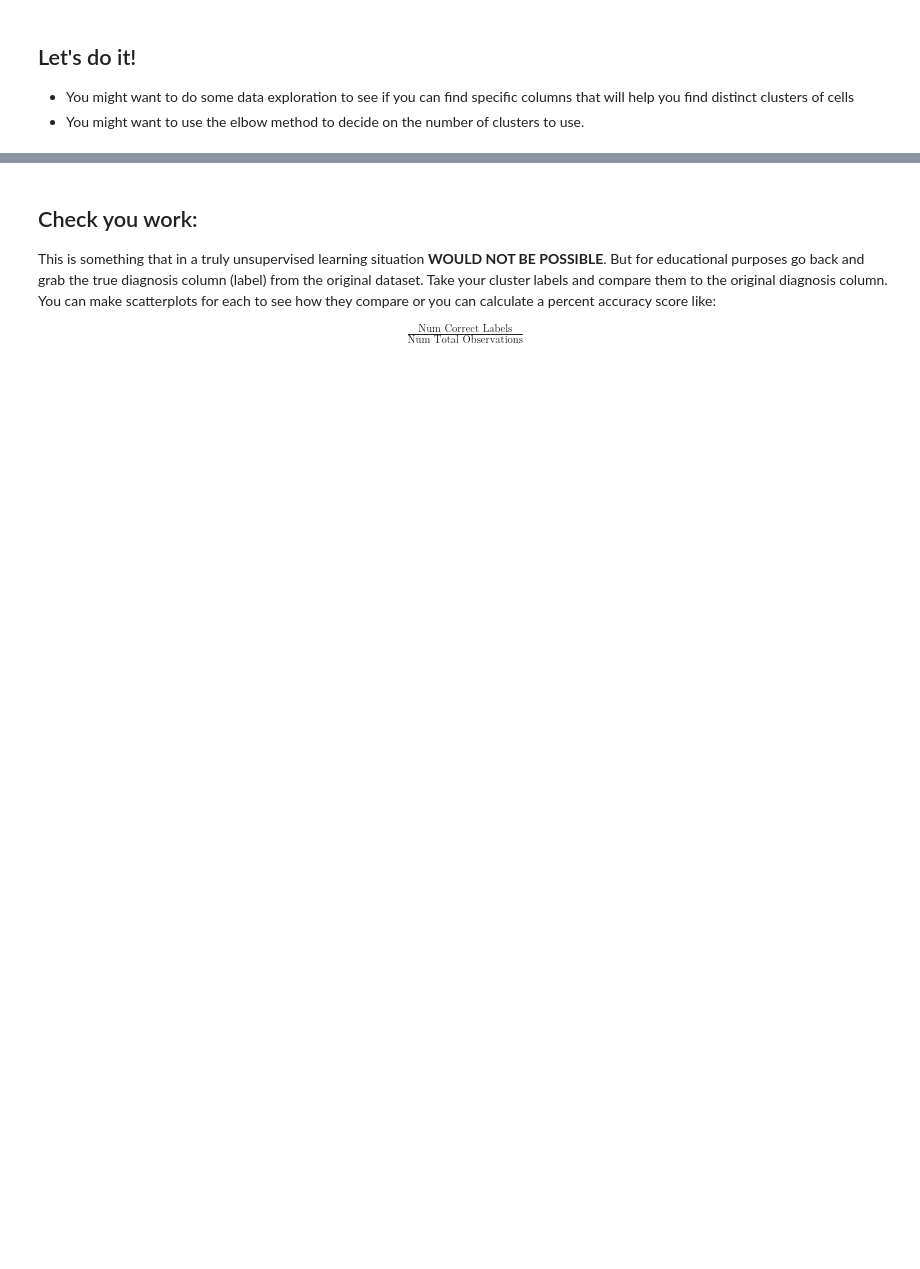
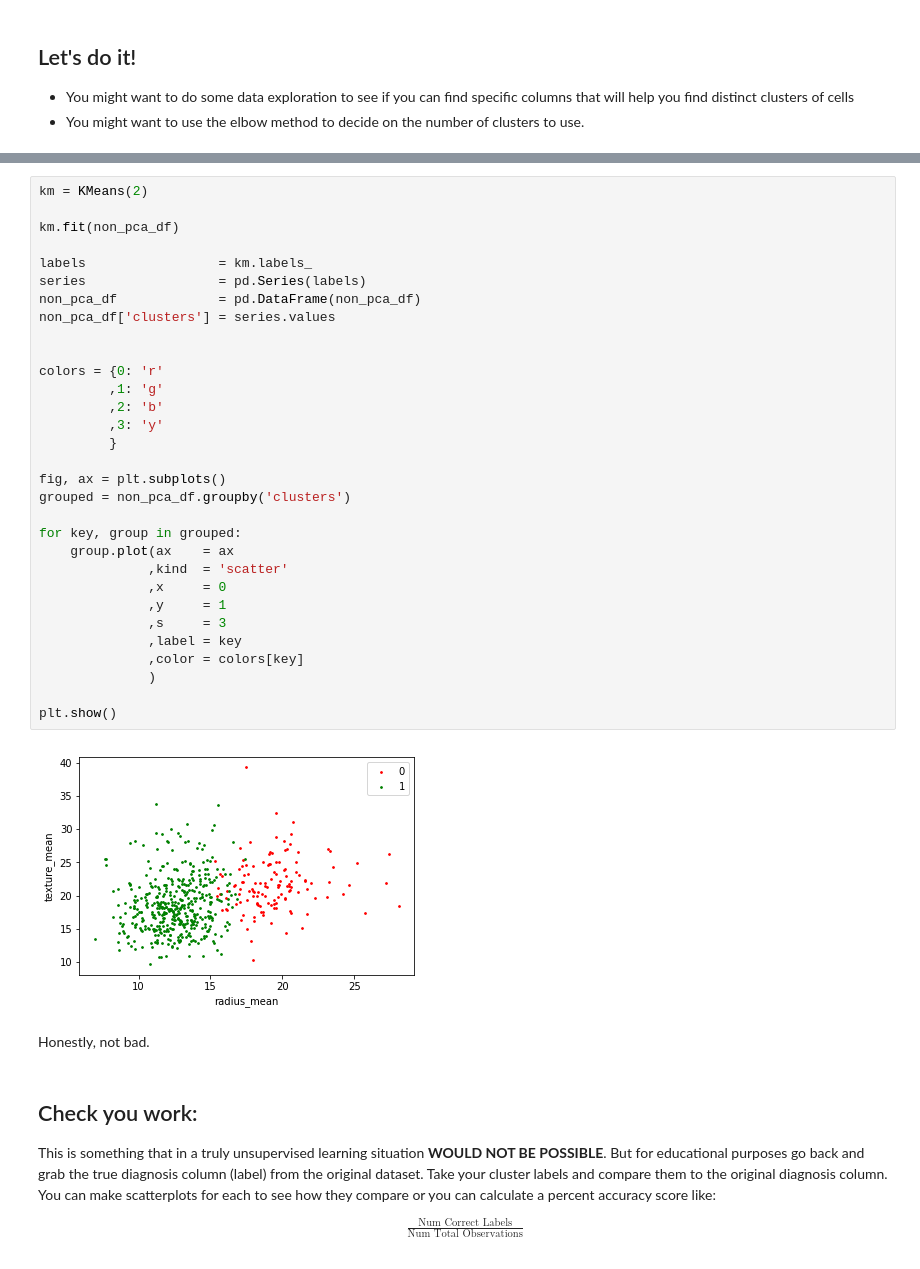
Before and after one commit to bloominstituteoftechnology/DS-Unit-1-Sprint-3-Linear-Algebra, a Jupyter notebook: module4-clustering/D4_Clustering_Assignment.ipynb, the cells around one changed output, grey strips where cells are left out. Saved outputs shown, nothing was run; the diff lists cells and outputs as text; blank space fills up the shorter version.

```diff
--- a/module4-clustering/D4_Clustering_Assignment.ipynb
+++ b/module4-clustering/D4_Clustering_Assignment.ipynb
@@ -57,3 +75,38 @@ df.head()
+# %%
+km = KMeans(2)
+
+km.fit(non_pca_df)
+
+labels                 = km.labels_
+series                 = pd.Series(labels)
+non_pca_df             = pd.DataFrame(non_pca_df)
+non_pca_df['clusters'] = series.values
+
+
+colors = {0: 'r'
+         ,1: 'g'
+         ,2: 'b'
+         ,3: 'y'
+         }
+
+fig, ax = plt.subplots()
+grouped = non_pca_df.groupby('clusters')
+
+for key, group in grouped:
+    group.plot(ax    = ax
+              ,kind  = 'scatter'
+              ,x     = 0
+              ,y     = 1
+              ,s     = 3
+              ,label = key
+              ,color = colors[key]
+              )
+
+plt.show()
+# %% [output]
+[figure, added]
+# %% [markdown]
+Honestly, not bad.
 # %% [markdown]
 ## Check you work:
 
```
Also changed, not shown: parts of 11 cells of this notebook.
